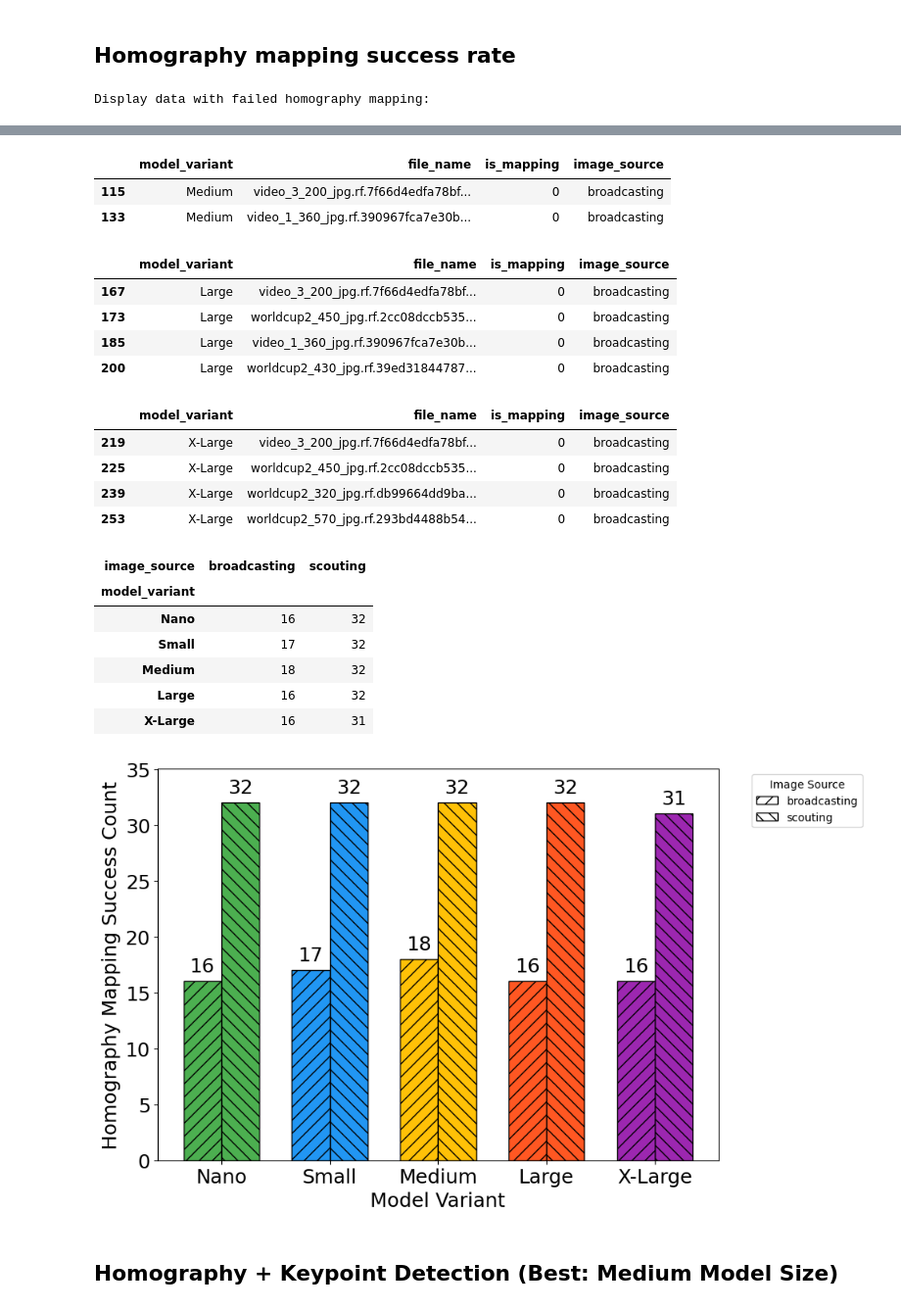
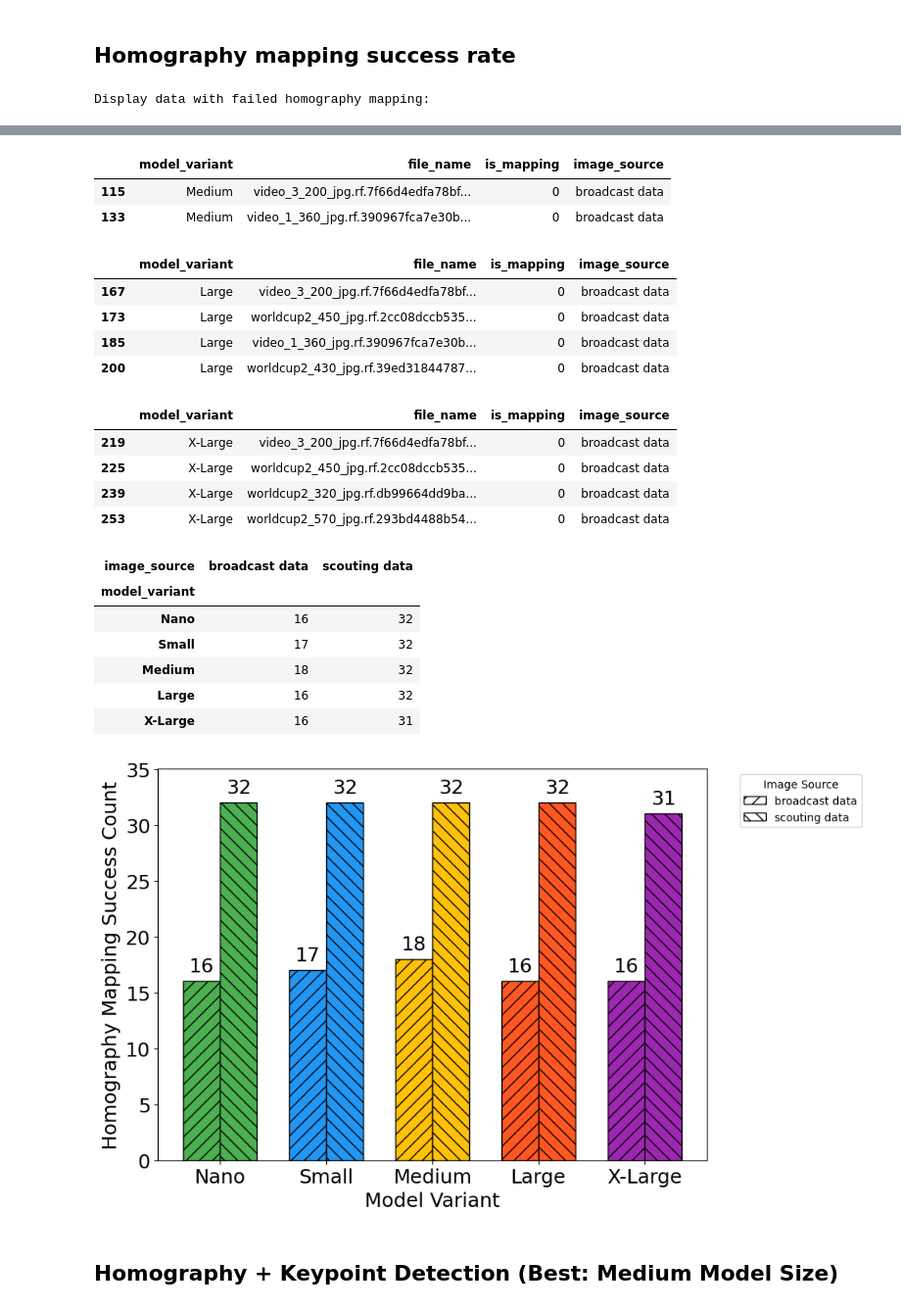
Before and after one commit to durrotunnashihin/yolov8pose-soccer-keypoint-homography-mapping, a Jupyter notebook: keypoint_detection_homography_mapping.ipynb, the cells around one changed output, grey strips where cells are left out. Shown at 98% size. Cells and saved outputs as stored; diff of their text form; code cells hidden in the pictures.

```diff
--- a/keypoint_detection_homography_mapping.ipynb
+++ b/keypoint_detection_homography_mapping.ipynb
@@ -787,7 +790,7 @@ for model_variant, model_path in model_paths.items():
 df_mapping_results = DataFrame(mapping_results)
 # Add image_source
 df_mapping_results["image_source"] = df_mapping_results["file_name"].apply(
-    lambda x: "broadcasting" if ("video" in x.lower() or "worldcup" in x.lower()) else "scouting"
+    lambda x: "broadcast data" if ("video" in x.lower() or "worldcup" in x.lower()) else "scouting data"
 )
 print("\nSummary Mapping Results:")
 display(df_mapping_results)
@@ -838,8 +841,8 @@ print("\n")
 colors = ['#4CAF50', '#2196F3', '#FFC107', '#FF5722', '#9C27B0']
 # Hatches for each image_source
 hatches = {
-    'broadcasting': '//',
-    'scouting': '\\\\'
+    'broadcast data': '//',
+    'scouting data': '\\\\'
 }
 # Specify the desired order
 order = ["Nano", "Small", "Medium", "Large", "X-Large"]
@@ -906,24 +909,24 @@ Display data with failed homography mapping:
 |  | model_variant | file_name | is_mapping | image_source |
-| 115 | Medium | video_3_200_jpg.rf.7f66d4edfa78bf... | 0 | broadcasting |
-| 133 | Medium | video_1_360_jpg.rf.390967fca7e30b... | 0 | broadcasting |
+| 115 | Medium | video_3_200_jpg.rf.7f66d4edfa78bf... | 0 | broadcast data |
+| 133 | Medium | video_1_360_jpg.rf.390967fca7e30b... | 0 | broadcast data |
 |  | model_variant | file_name | is_mapping | image_source |
-| 167 | Large | video_3_200_jpg.rf.7f66d4edfa78bf... | 0 | broadcasting |
-| 173 | Large | worldcup2_450_jpg.rf.2cc08dccb535... | 0 | broadcasting |
-| 185 | Large | video_1_360_jpg.rf.390967fca7e30b... | 0 | broadcasting |
-| 200 | Large | worldcup2_430_jpg.rf.39ed31844787... | 0 | broadcasting |
+| 167 | Large | video_3_200_jpg.rf.7f66d4edfa78bf... | 0 | broadcast data |
+| 173 | Large | worldcup2_450_jpg.rf.2cc08dccb535... | 0 | broadcast data |
+| 185 | Large | video_1_360_jpg.rf.390967fca7e30b... | 0 | broadcast data |
+| 200 | Large | worldcup2_430_jpg.rf.39ed31844787... | 0 | broadcast data |
 |  | model_variant | file_name | is_mapping | image_source |
-| 219 | X-Large | video_3_200_jpg.rf.7f66d4edfa78bf... | 0 | broadcasting |
-| 225 | X-Large | worldcup2_450_jpg.rf.2cc08dccb535... | 0 | broadcasting |
-| 239 | X-Large | worldcup2_320_jpg.rf.db99664dd9ba... | 0 | broadcasting |
-| 253 | X-Large | worldcup2_570_jpg.rf.293bd4488b54... | 0 | broadcasting |
+| 219 | X-Large | video_3_200_jpg.rf.7f66d4edfa78bf... | 0 | broadcast data |
+| 225 | X-Large | worldcup2_450_jpg.rf.2cc08dccb535... | 0 | broadcast data |
+| 239 | X-Large | worldcup2_320_jpg.rf.db99664dd9ba... | 0 | broadcast data |
+| 253 | X-Large | worldcup2_570_jpg.rf.293bd4488b54... | 0 | broadcast data |
-| image_source | broadcasting | scouting |
+| image_source | broadcast data | scouting data |
 | model_variant |  |  |
 | Nano | 16 | 32 |
 | Small | 17 | 32 |
 | Medium | 18 | 32 |
 | Large | 16 | 32 |
 | X-Large | 16 | 31 |
-[figure, old version]
+[figure, new version]
 # %% [markdown]
 ## Homography + Keypoint Detection (Best: Medium Model Size)
 # %%
```
Also changed, not shown: parts of 4 cells of this notebook.
